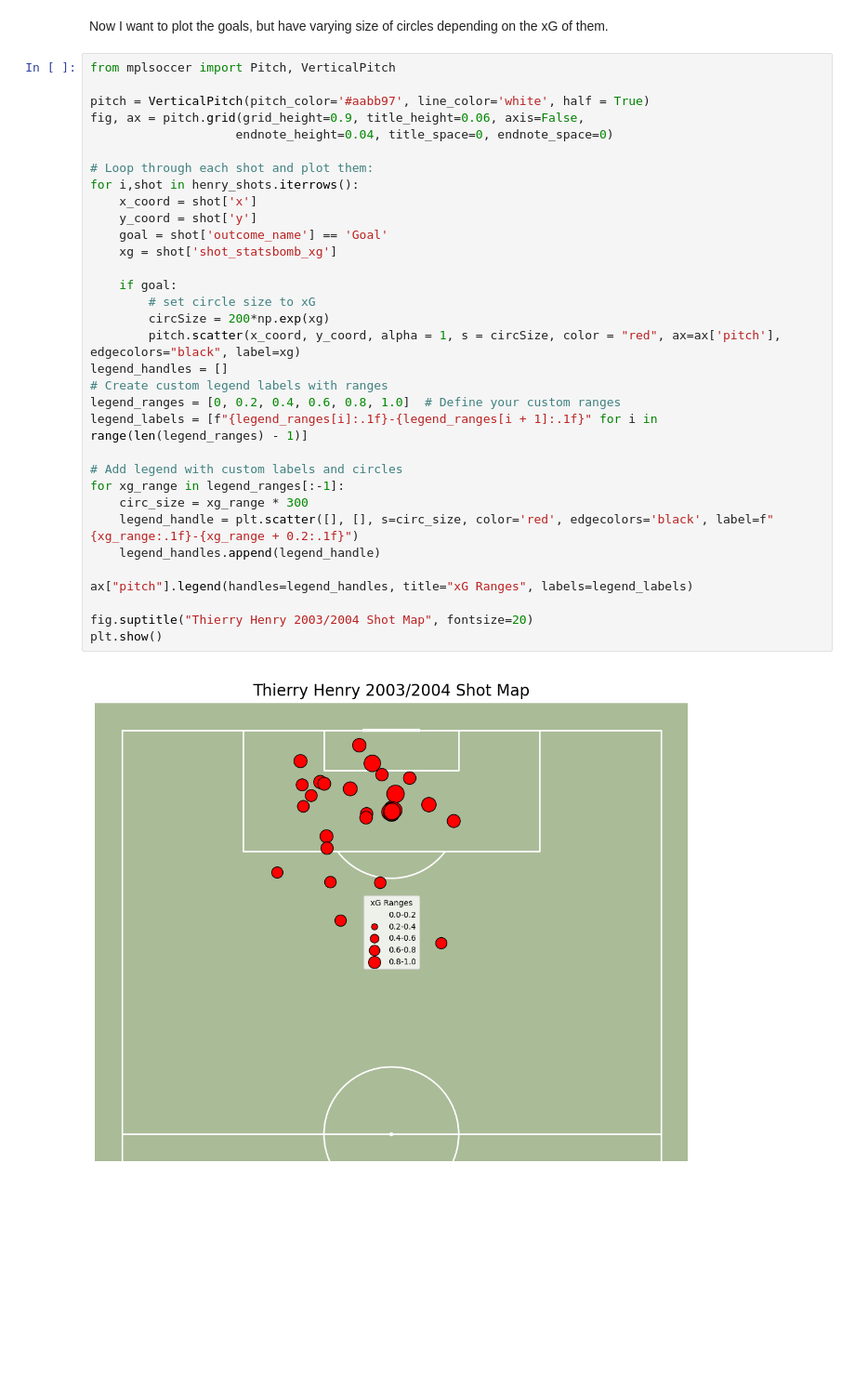
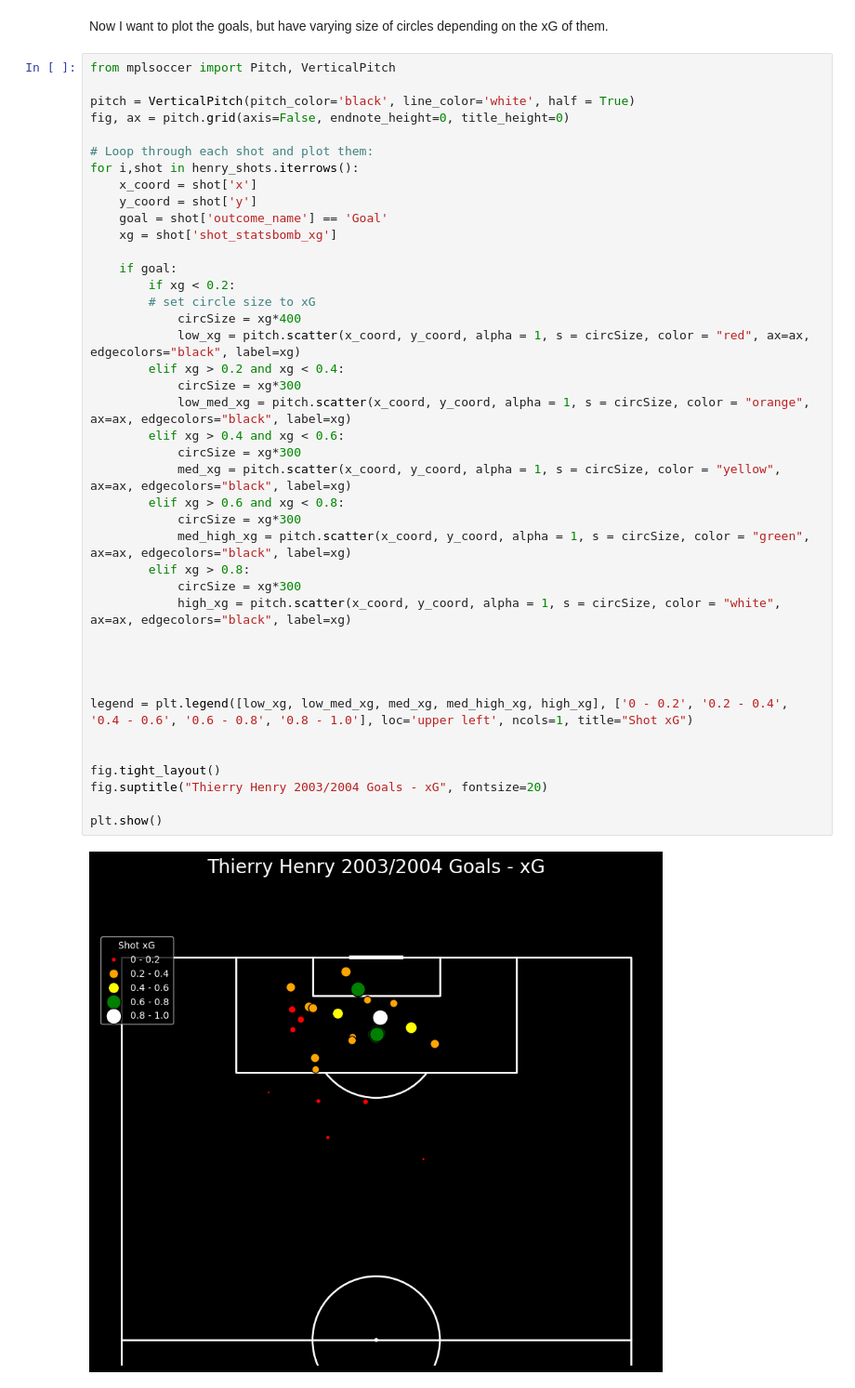
Before and after one commit to jamesdidathing/football_analysis, a Jupyter notebook: projects/henry_analysis.ipynb, the cells around one changed output. Shown: that part at 93% size. Cells and saved outputs as stored; diff of their text form; blank space fills up the shorter version.

Commit message:
plotted xG goals shot map

```diff
--- a/projects/henry_analysis.ipynb
+++ b/projects/henry_analysis.ipynb
@@ -68,35 +68,43 @@ Now I want to plot the goals, but have varying size of circles depending on the
 # %%
 from mplsoccer import Pitch, VerticalPitch
 
-pitch = VerticalPitch(pitch_color='#aabb97', line_color='white', half = True)
-fig, ax = pitch.grid(grid_height=0.9, title_height=0.06, axis=False,
-                    endnote_height=0.04, title_space=0, endnote_space=0)
+pitch = VerticalPitch(pitch_color='black', line_color='white', half = True)
+fig, ax = pitch.grid(axis=False, endnote_height=0, title_height=0)
 
 # Loop through each shot and plot them:
 for i,shot in henry_shots.iterrows():
     x_coord = shot['x']
     y_coord = shot['y']
     goal = shot['outcome_name'] == 'Goal'
     xg = shot['shot_statsbomb_xg']
 
     if goal:
+        if xg < 0.2:
         # set circle size to xG
-        circSize = 200*np.exp(xg)
-        pitch.scatter(x_coord, y_coord, alpha = 1, s = circSize, color = "red", ax=ax['pitch'], edgecolors="black", label=xg)
-legend_handles = []
-# Create custom legend labels with ranges
-legend_ranges = [0, 0.2, 0.4, 0.6, 0.8, 1.0]  # Define your custom ranges
-legend_labels = [f"{legend_ranges[i]:.1f}-{legend_ranges[i + 1]:.1f}" for i in range(len(legend_ranges) - 1)]
+            circSize = xg*400
+            low_xg = pitch.scatter(x_coord, y_coord, alpha = 1, s = circSize, color = "red", ax=ax, edgecolors="black", label=xg)
+        elif xg > 0.2 and xg < 0.4:
+            circSize = xg*300
+            low_med_xg = pitch.scatter(x_coord, y_coord, alpha = 1, s = circSize, color = "orange", ax=ax, edgecolors="black", label=xg)
+        elif xg > 0.4 and xg < 0.6:
+            circSize = xg*300
+            med_xg = pitch.scatter(x_coord, y_coord, alpha = 1, s = circSize, color = "yellow", ax=ax, edgecolors="black", label=xg)
+        elif xg > 0.6 and xg < 0.8:
+            circSize = xg*300
+            med_high_xg = pitch.scatter(x_coord, y_coord, alpha = 1, s = circSize, color = "green", ax=ax, edgecolors="black", label=xg)
+        elif xg > 0.8:
+            circSize = xg*300
+            high_xg = pitch.scatter(x_coord, y_coord, alpha = 1, s = circSize, color = "white", ax=ax, edgecolors="black", label=xg)
 
-# Add legend with custom labels and circles
-for xg_range in legend_ranges[:-1]:
-    circ_size = xg_range * 300
-    legend_handle = plt.scatter([], [], s=circ_size, color='red', edgecolors='black', label=f"{xg_range:.1f}-{xg_range + 0.2:.1f}")
-    legend_handles.append(legend_handle)
 
-ax["pitch"].legend(handles=legend_handles, title="xG Ranges", labels=legend_labels)
 
-fig.suptitle("Thierry Henry 2003/2004 Shot Map", fontsize=20)
+
+legend = plt.legend([low_xg, low_med_xg, med_xg, med_high_xg, high_xg], ['0 - 0.2', '0.2 - 0.4', '0.4 - 0.6', '0.6 - 0.8', '0.8 - 1.0'], loc='upper left', ncols=1, title="Shot xG")
+
+
+fig.tight_layout()
+fig.suptitle("Thierry Henry 2003/2004 Goals - xG", fontsize=20)
+
 plt.show()
 # %% [output]
-[figure, old version]
+[figure, new version]
```
